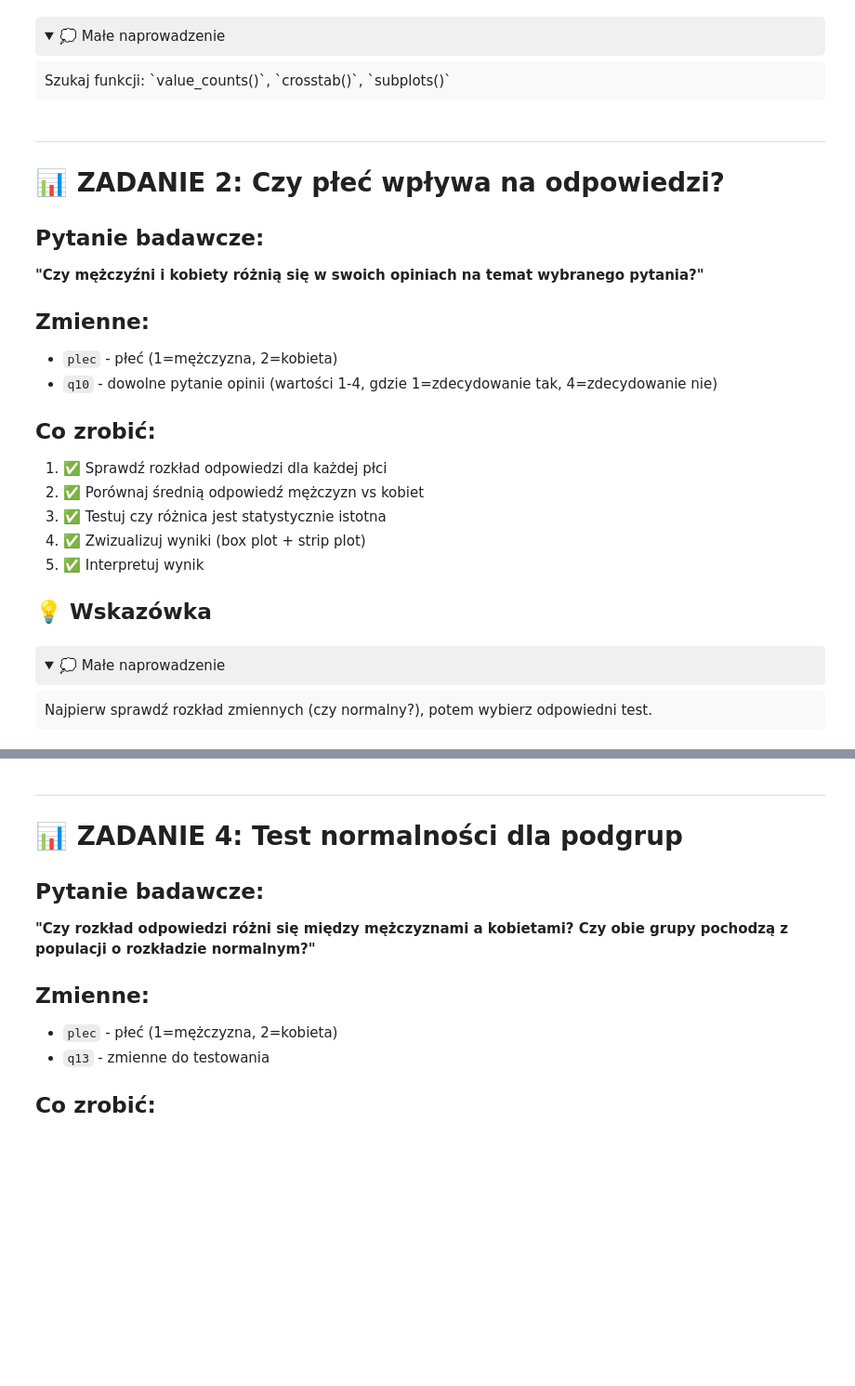
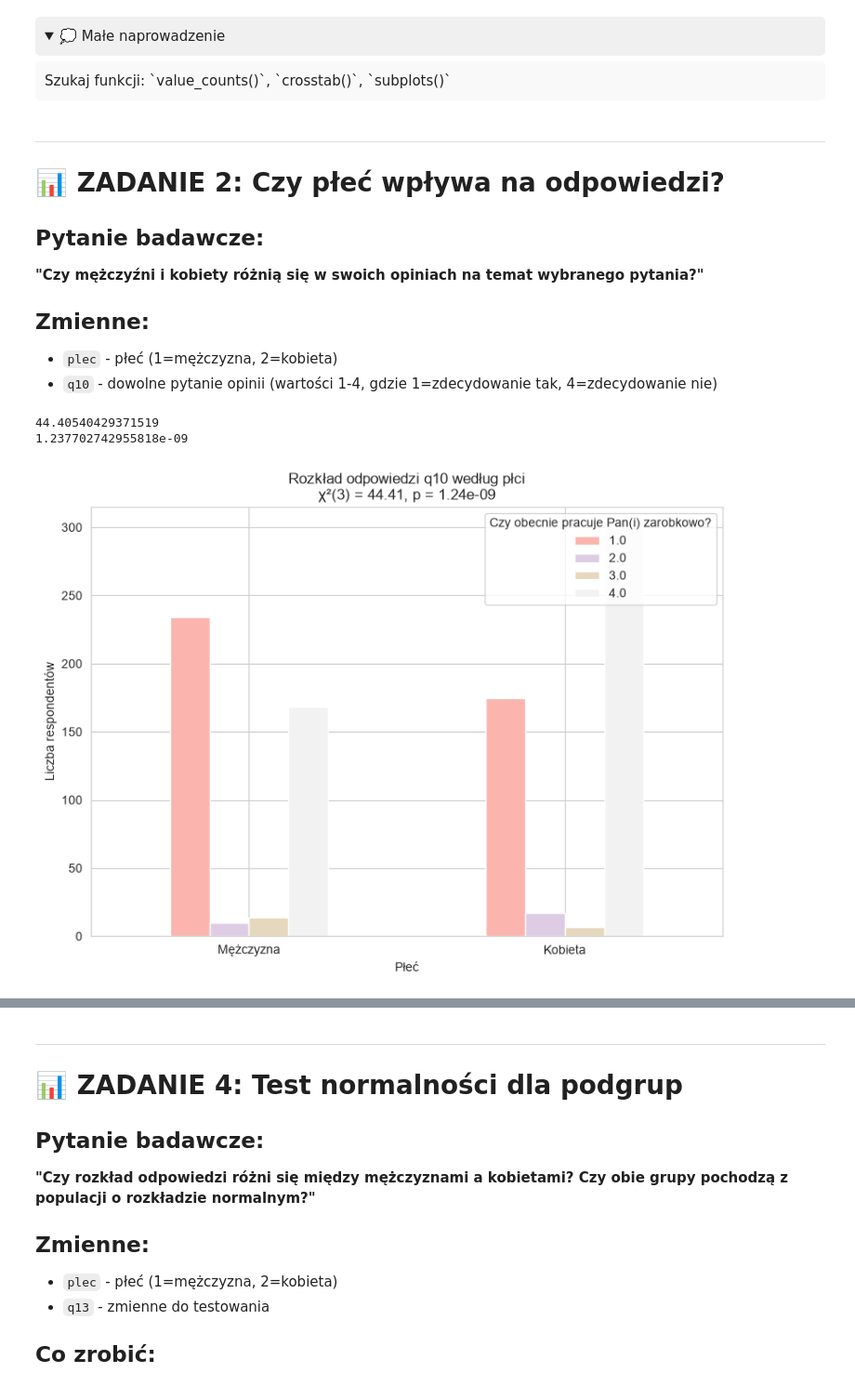
Before and after one commit to kflisikowsky/sad, a Jupyter notebook: 13b-workbook.ipynb, the cells around one changed output, grey strips where cells are left out. Shown at 93% size. Cells and saved outputs as stored; diff of their text form; code cells hidden in the pictures; folded sections open; blank space fills up the shorter version.

```diff
--- a/13b-workbook.ipynb
+++ b/13b-workbook.ipynb
@@ -103,37 +110,41 @@ Szukaj funkcji: `value_counts()`, `crosstab()`, `subplots()`
 ## Zmienne:
 - `plec` - płeć (1=mężczyzna, 2=kobieta)
 - `q10` - dowolne pytanie opinii (wartości 1-4, gdzie 1=zdecydowanie tak, 4=zdecydowanie nie)
-
-## Co zrobić:
-1. ✅ Sprawdź rozkład odpowiedzi dla każdej płci
-2. ✅ Porównaj średnią odpowiedź mężczyzn vs kobiet
-3. ✅ Testuj czy różnica jest statystycznie istotna
-4. ✅ Zwizualizuj wyniki (box plot + strip plot)
-5. ✅ Interpretuj wynik
-
-## 💡 Wskazówka
 # %%
 # ZADANIE 2 - Twoje rozwiązanie tutaj
 
 # Odfiltruj brakujące dane
-# df_clean = df[df['q10'].notna()].copy()
+df_clean = df[df['q10'].notna()].copy()
 
-# Rozkład dla każdej płci
-# print(df_clean.groupby('plec')['q10'].describe())
-
-# Wizualizacja
-# fig, ax = plt.subplots(figsize=(8, 6))
-# ...
+# Tabela kontyngencji dla zmiennej q10 i płci
+cross_tab = pd.crosstab(df_clean['plec'], df_clean['q10'])
 
 # Test statystyczny
-# result = ...
+result = stats.chi2_contingency(cross_tab)
+print(result[0])  # Wartość statystyki chi-kwadrat
+print(result[1])  # Wartość p
+# %% [output]
+44.40540429371519
+1.237702742955818e-09
-# %% [markdown]
-<details>
-<summary style="background-color: #f0f0f0; padding: 10px; cursor: pointer; border-radius: 5px;">💭 Małe naprowadzenie</summary>
-<div style="background-color: #f9f9f9; padding: 10px; border-radius: 5px;">
-Najpierw sprawdź rozkład zmiennych (czy normalny?), potem wybierz odpowiedni test.
-</div>
-</details>
+# %%
+# wykres z nalozonymi wynikami testu chi-kwadrat
+fig, ax = plt.subplots(figsize=(8, 6))
+
+cross_tab.rename(index={1: "Mężczyzna", 2: "Kobieta"}).plot.bar(
+    ax=ax, colormap="Pastel1", rot=0
+)
+
+ax.set_title(
+    f"Rozkład odpowiedzi q10 według płci\n"
+    f"χ²({result[2]}) = {result[0]:.2f}, p = {result[1]:.3g}"
+)
+ax.set_xlabel("Płeć")
+ax.set_ylabel("Liczba respondentów")
+ax.legend(title="Czy obecnie pracuje Pan(i) zarobkowo?", loc="upper right")
+fig.tight_layout()
+plt.show()
+# %% [output]
+[figure, added]
 # %% [markdown]
 ---
 
```
Also changed, not shown: parts of 7 cells of this notebook.
